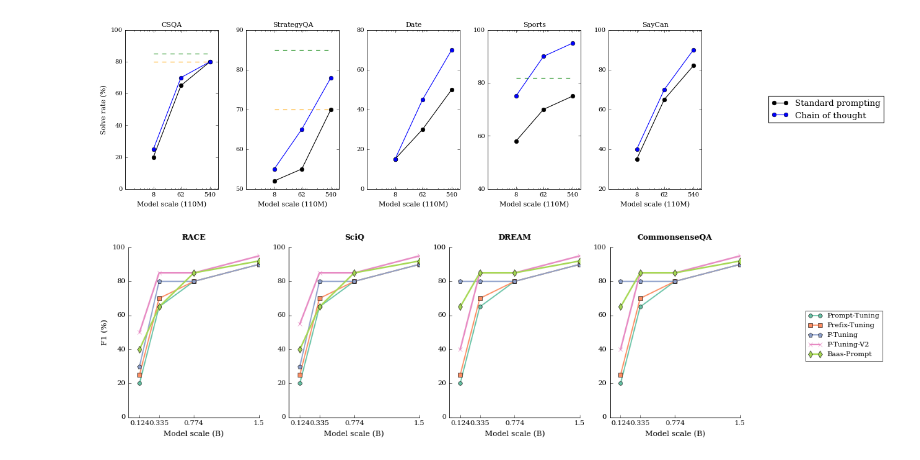
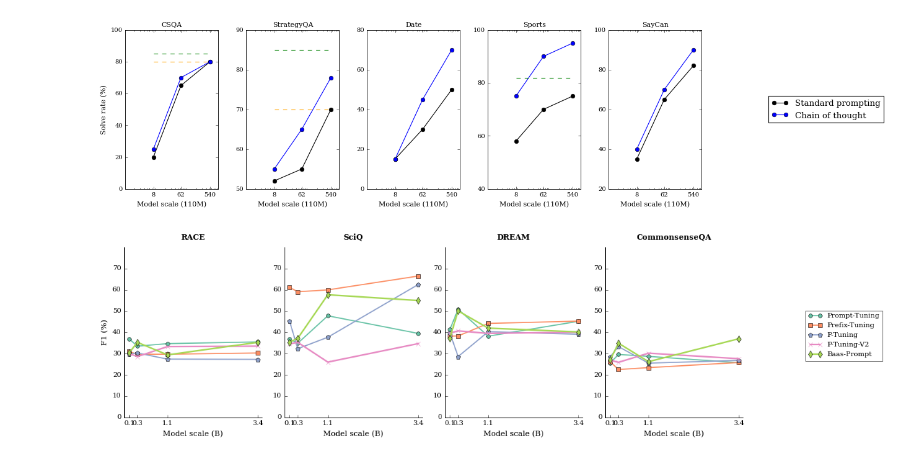
Before and after one commit to NJUxlj/reinforced-global-chain-prompt, a Jupyter notebook: performance_across_scales.ipynb, the cells around one changed output. Drawn from its saved outputs; the diff is of its cells as text; code cells hidden in the pictures.

```diff
--- a/performance_across_scales.ipynb
+++ b/performance_across_scales.ipynb
@@ -178,36 +178,37 @@ plt.rcParams['ytick.labelsize'] = 9
 plt.rcParams['axes.facecolor'] = 'white'  # 设置白色背景
 plt.rcParams['figure.facecolor'] = 'white'
 
+# 全部使用F1
 # Data
-x_values = [0.5, 1.4, 3.0, 6.0]
+x_values = [0.124, 0.335, 1.1, 3.4]
 datasets = {
     'RACE': {
-        'Prompt-Tuning': [20, 65, 80, 90],
-        'Prefix-Tuning': [25, 70, 80, 90],
-        'P-Tuning': [30, 80, 80, 90],
-        'P-Tuning-V2': [50, 85, 85, 95],
-        'Baas-Prompt': [40, 65, 85, 92]
+        'Prompt-Tuning': [36.9, 33.5, 34.7, 35.5],
+        'Prefix-Tuning': [31.0, 29.7, 29.7, 30.3],
+        'P-Tuning': [29.8, 30.3, 27.4, 27.3],
+        'P-Tuning-V2': [30.0, 28.6, 33.3, 33.5],
+        'Baas-Prompt': [30.4, 35.3, 29.4, 35.3]
     },
     'SciQ': {
-        'Prompt-Tuning': [20, 65, 80, 90],
-        'Prefix-Tuning': [25, 70, 80, 90],
-        'P-Tuning': [30, 80, 80, 90],
-        'P-Tuning-V2': [55, 85, 85, 95],
-        'Baas-Prompt': [40, 65, 85, 92]
+        'Prompt-Tuning': [36.9, 34.9, 47.8, 39.5],
+        'Prefix-Tuning': [61.2, 59.1, 60.0, 66.5],
+        'P-Tuning': [45.4, 32.3, 37.7, 62.5],
+        'P-Tuning-V2': [34.6, 35.3, 26.0, 34.7],
+        'Baas-Prompt': [35.4, 37.2, 57.7, 55.0]
     },
     'DREAM': {
-        'Prompt-Tuning': [20, 65, 80, 90],
-        'Prefix-Tuning': [25, 70, 80, 90],
-        'P-Tuning': [80, 80, 80, 90],
-        'P-Tuning-V2': [40, 85, 85, 95],
-        'Baas-Prompt': [65, 85, 85, 92]
+        'Prompt-Tuning': [41.3, 50.9, 38.2, 45.2],
+        'Prefix-Tuning': [38.2, 38.3, 44.2, 45.3],
+        'P-Tuning': [39.8, 28.6, 40.3, 39.1],
+        'P-Tuning-V2': [39.6, 40.7, 39.5, 40.1],
+        'Baas-Prompt': [37.3, 50.1, 42.0, 40.2]
     },
     'CommonsenseQA': {
-        'Prompt-Tuning': [20, 65, 80, 90],
-        'Prefix-Tuning': [25, 70, 80, 90],
-        'P-Tuning': [80, 80, 80, 90],
-        'P-Tuning-V2': [40, 85, 85, 95],
-        'Baas-Prompt': [65, 85, 85, 92]
+        'Prompt-Tuning': [25.6, 29.6, 28.7, 25.7],
+        'Prefix-Tuning': [26.2, 22.5, 23.4, 25.8],
+        'P-Tuning': [28.5, 33.3, 25.5, 26.8],
+        'P-Tuning-V2': [26.9, 25.9, 30.2, 27.6],
+        'Baas-Prompt': [27.0, 34.9, 26.2, 37.0]
     },
 }
 
@@ -243,7 +244,7 @@ for idx, (dataset, data) in enumerate(datasets.items()):
     # Set x-axis scale and ticks
     ax.set_xscale('linear') # log
     ax.set_xticks(x_values)
-    ax.set_xticklabels(['0.124','0.335','0.774','1.5'])
+    ax.set_xticklabels(['0.1','0.3','1.1','3.4'])
     # Remove minor ticks
     ax.minorticks_off()
     # Add subplot label
@@ -251,46 +252,46 @@ for idx, (dataset, data) in enumerate(datasets.items()):
 
     # Set y-axis limits based on data
     if dataset == 'RACE':
-        ax.set_ylim(0, 100)
-        ax.set_yticks(range(0, 101, 20)) # 设置纵轴的刻度为从 0 开始，每次增加 20，直到 100
+        ax.set_ylim(0, 80)
+        ax.set_yticks(range(0, 80, 10)) # 设置纵轴的刻度为从 0 开始，每次增加 20，直到 100
     elif dataset == 'SciQ':
-        ax.set_ylim(0, 100)
-        ax.set_yticks(range(0, 101, 20))
+        ax.set_ylim(0, 80)
+        ax.set_yticks(range(0, 80, 10))
     elif dataset == 'DREAM':
-        ax.set_ylim(0, 100)
-        ax.set_yticks(range(0, 101, 20))
+        ax.set_ylim(0, 80)
+        ax.set_yticks(range(0, 80, 10))
     elif dataset == 'CommonsenseQA':
-        ax.set_ylim(0, 100)
-        ax.set_yticks(range(0, 101, 20))
+        ax.set_ylim(0, 80)
+        ax.set_yticks(range(0, 80, 10))
 
     # elif dataset == 'SayCan':
     #     ax.set_ylim(20, 100)
     #     ax.set_yticks(range(20, 101, 20))
 
     # Add spines
     ax.tick_params(top=False, right=False)
     ax.spines['top'].set_visible(False)
     ax.spines['right'].set_visible(False)
     ax.spines['left'].set_linewidth(0.8)
     ax.spines['bottom'].set_linewidth(0.8)
 
 # Add legend with better positioning and style
 handles, labels = axs[-1].get_legend_handles_labels() # 从最后一个轴对象 axs[-1] 获取图例的句柄和标签。
 legend = fig.legend(handles, labels,
                    loc='center right',
                    bbox_to_anchor=(1.2, 0.5),
                    fontsize=9,
                    frameon=True,
                    edgecolor='black',
                    fancybox=False)
 legend.get_frame().set_linewidth(0.5)
 legend.get_frame().set_facecolor('white')
 
 # Adjust layout to prevent label cutoff
 plt.tight_layout()
 
 # Save with high DPI for publication quality
 plt.savefig('performance_across_scales.png', dpi=300, bbox_inches='tight', pad_inches=0.1)
 plt.show()
 # %% [output]
-[figure, old version]
+[figure, new version]
```
Also changed, not shown: 16 other files.
